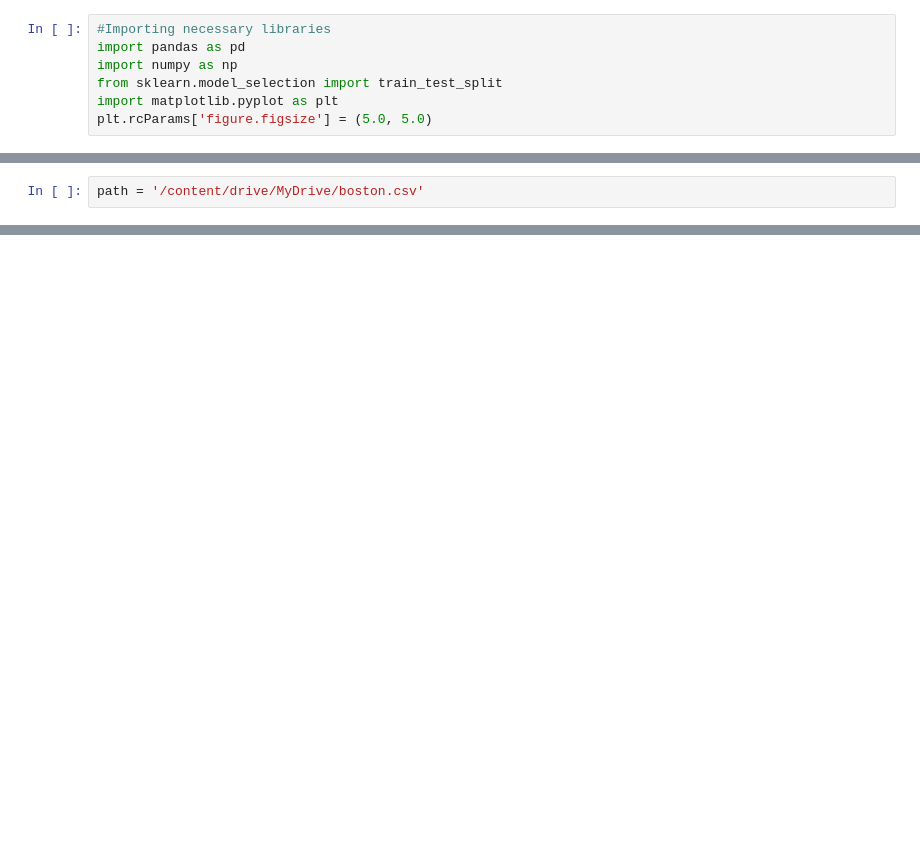
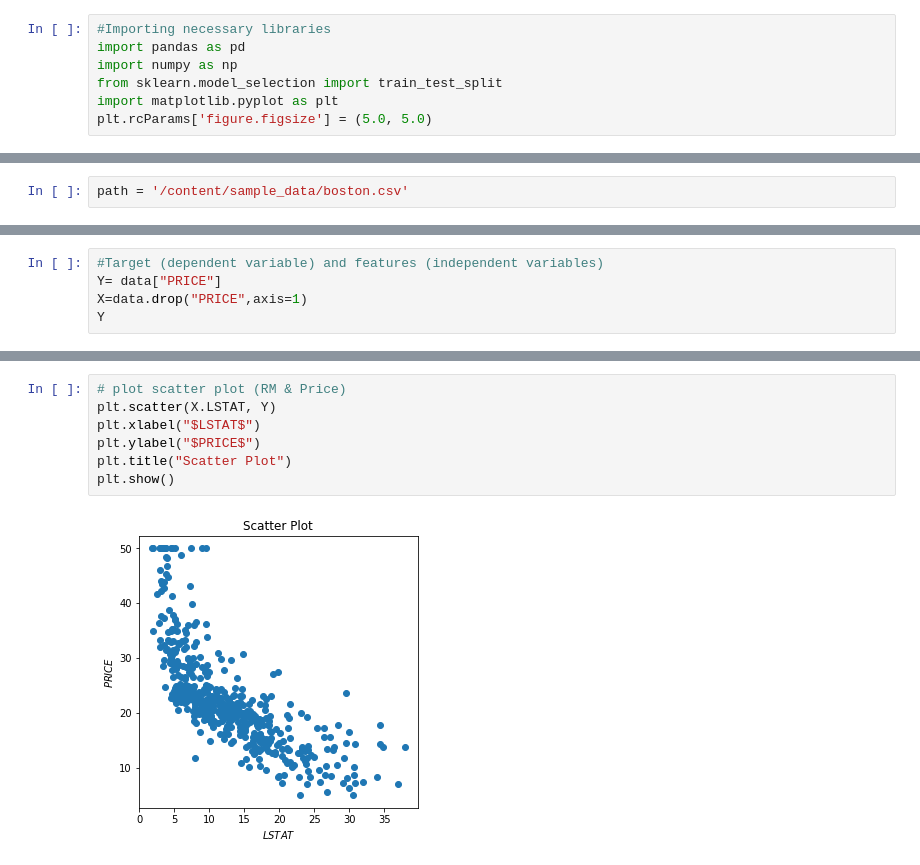
Before and after one commit to ejini6969/Optimization-Deep-Learning-ODL-, a Jupyter notebook: MLR_exercise_code(Lab_4).ipynb, the cells around one changed output, grey strips where cells are left out. Saved outputs shown, nothing was run; the diff lists cells and outputs as text; blank space fills up the shorter version.

```diff
--- a/MLR_exercise_code(Lab_4).ipynb
+++ b/MLR_exercise_code(Lab_4).ipynb
@@ -15,5 +16,5 @@ Mounted at /drive
 # %%
-path = '/content/drive/MyDrive/boston.csv'
+path = '/content/sample_data/boston.csv'
 # %%
 #path = boston.csv
 data = pd.read_csv(path)
@@ -22,0 +75,5 @@ OSError: ignored
+# %%
+#Target (dependent variable) and features (independent variables)
+Y= data["PRICE"]
+X=data.drop("PRICE",axis=1)
+Y
@@ -22,0 +93,9 @@ OSError: ignored
+# %%
+# plot scatter plot (RM & Price)
+plt.scatter(X.LSTAT, Y)
+plt.xlabel("$LSTAT$")
+plt.ylabel("$PRICE$")
+plt.title("Scatter Plot")
+plt.show()
+# %% [output]
+[figure, added]
```
Also changed, not shown: parts of 16 cells of this notebook.
